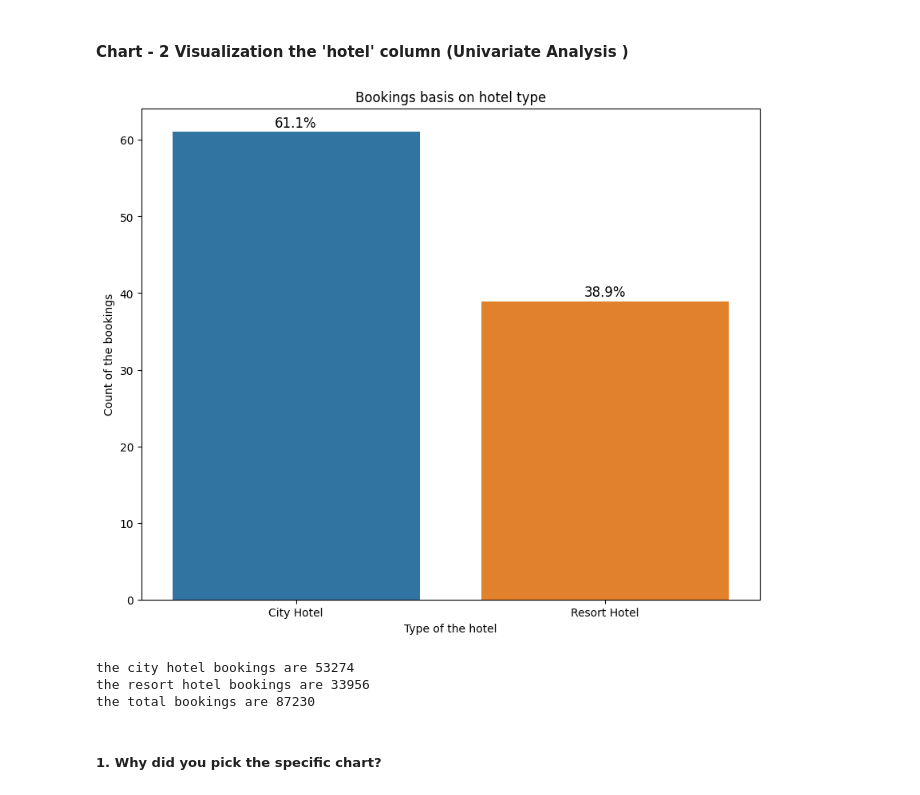
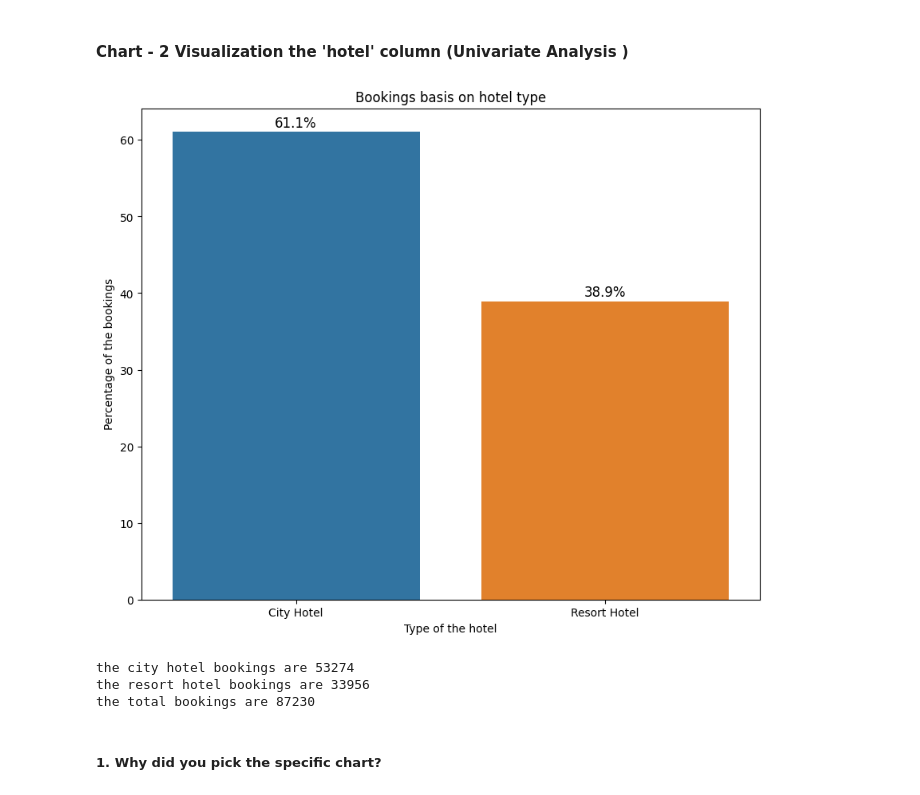
Before and after one commit to Jamal1018/EDA_Hotel_booking_analysis, a Jupyter notebook: EDA_on_Hotel_Booking_Analysis.ipynb, the cells around one changed output. Saved outputs shown, nothing was run; the diff lists cells and outputs as text; code cells hidden in the pictures.

```diff
--- a/EDA_on_Hotel_Booking_Analysis.ipynb
+++ b/EDA_on_Hotel_Booking_Analysis.ipynb
@@ -468,31 +468,31 @@ Yes, by this analysis we can get the insights of bookings got cancelled by doing
 # %%
 # Plotting graph on 'hotel' column
 df2 = df['hotel'].value_counts()
 x = df2.index
 y = df2.values
 
 plt.figure(figsize= (10,8))
 plots = sns.barplot(x=x, y=y/sum(y)*100)
 
 for bar in plots.patches:
   plots.annotate(f'{format(bar.get_height(),".1f")}%',
                  (bar.get_x() + bar.get_width()/2,bar.get_height()),
                  size = 12, xytext = (0,8), ha ='center',va= 'center',
                  textcoords = 'offset points')
 
 plt.title('Bookings basis on hotel type')
 plt.xlabel('Type of the hotel')
-plt.ylabel('Count of the bookings')
+plt.ylabel('Percentage of the bookings')
 plt.show()
 
 city_hotel_bookings = df2[0]
 resort_hotel_bookings = df2[1]
 
 print('the city hotel bookings are',city_hotel_bookings)
 print('the resort hotel bookings are',resort_hotel_bookings)
 print('the total bookings are',total_bookings)
 # %% [output]
-[figure, old version]
+[figure, new version]
 the city hotel bookings are 53274
 the resort hotel bookings are 33956
 the total bookings are 87230
```
Also changed, not shown: parts of 14 cells of this notebook.
